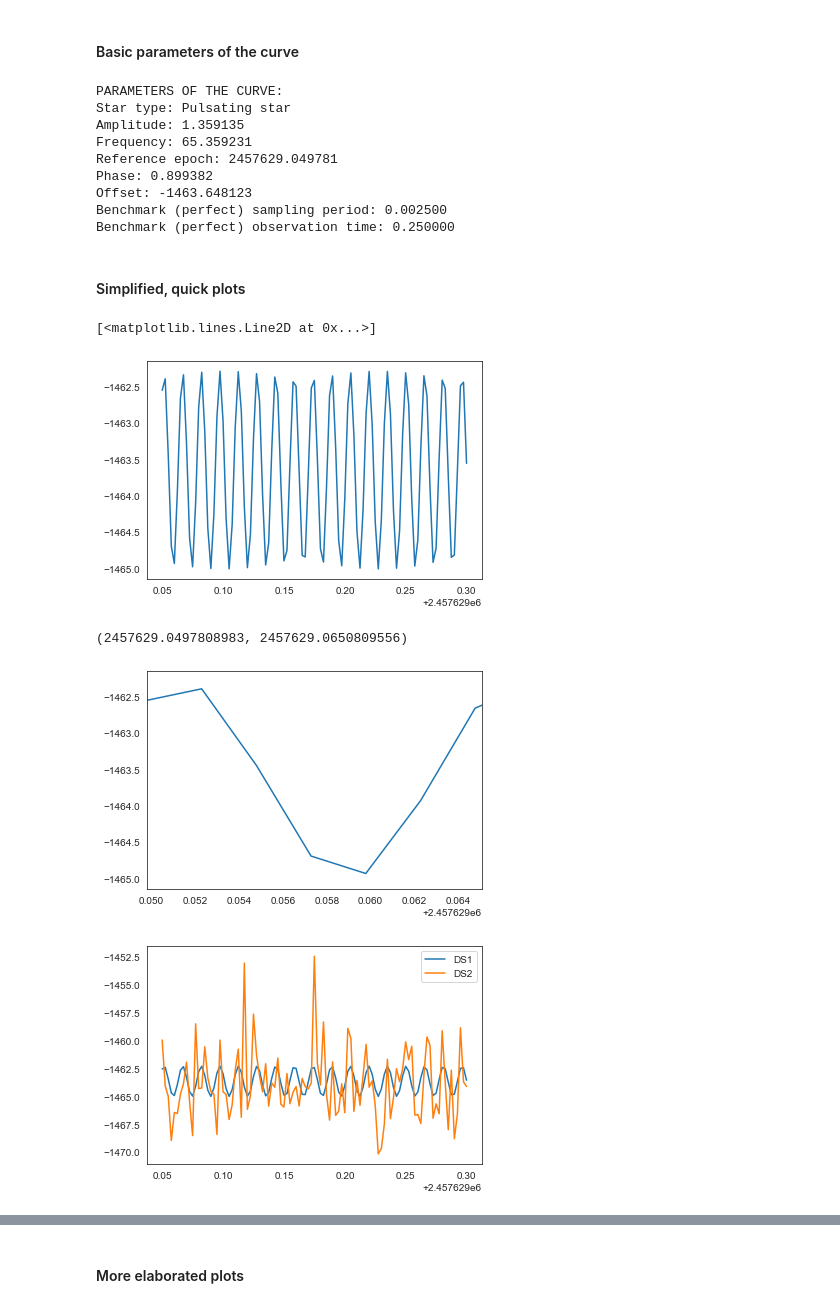
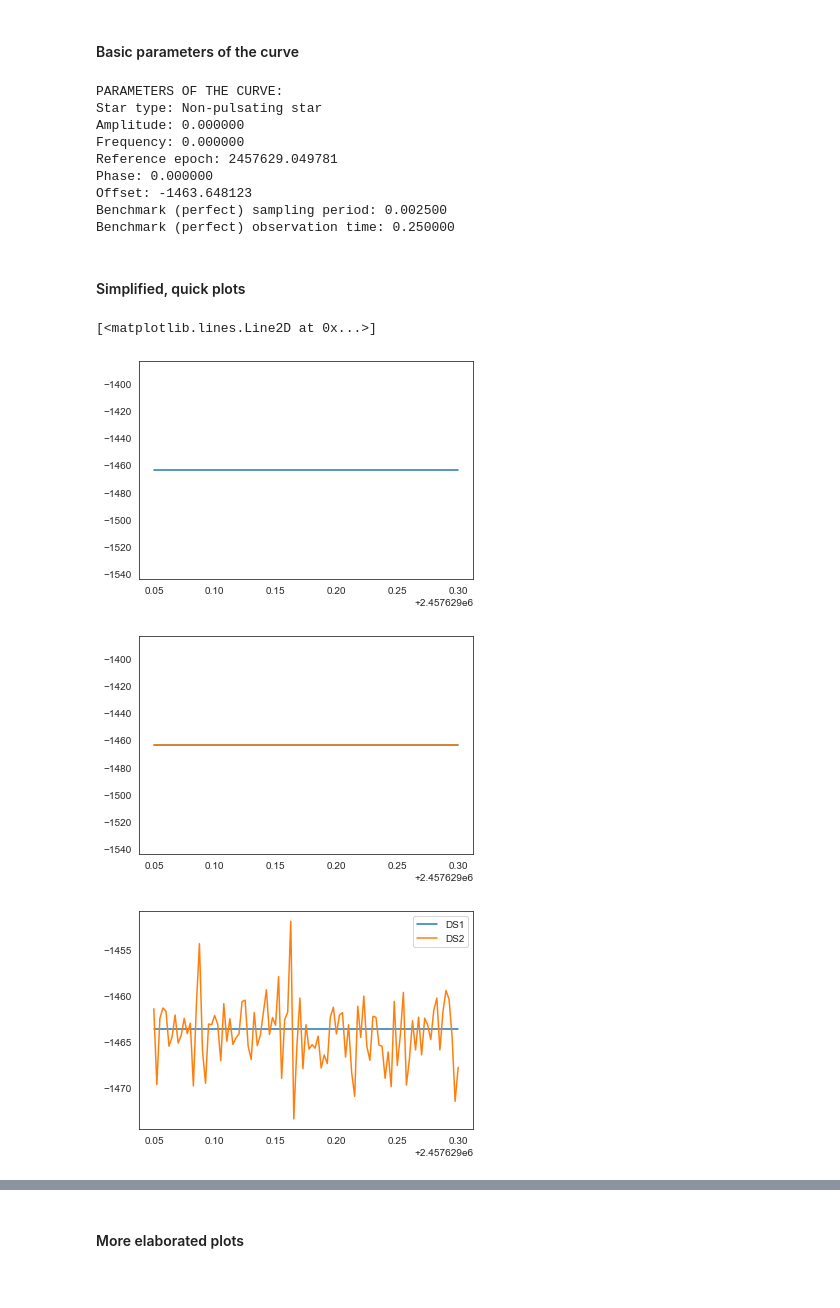
Before and after one commit to Data-Science-Ciro7/TFM_AA, a Jupyter notebook: 02_04_SyntheticDataset/SyntheticDataset_20_CARMENES_Synthetic_Datasets_creation.ipynb, the cells around one changed output, grey strips where cells are left out. Saved outputs shown, nothing was run; the diff lists cells and outputs as text; code cells hidden in the pictures.

```diff
--- a/02_04_SyntheticDataset/SyntheticDataset_20_CARMENES_Synthetic_Datasets_creation.ipynb
+++ b/02_04_SyntheticDataset/SyntheticDataset_20_CARMENES_Synthetic_Datasets_creation.ipynb
@@ -44,7 +46,7 @@ MODE = "NEW" # 'NEW' to overwrite the existing datasets / 'APPEND' to add record
 N = 1000 # Number of records (i.e. RV curves) to create / add.
 RANDOM_STATE = 11 # For reproducibility
 
-NON_PULSATION_FRACTION = 0.20 # Fraction of non-pulsating stars
+NON_PULSATION_FRACTION = 0.29 # Fraction of non-pulsating stars
 
 IMAGE_FOLDER = "./img/"
 
@@ -338,6 +340,7 @@ for i in range(len(datasets), len(datasets) + N):
         datasets.loc[i, 'D3_PsRV_mean'] = ds3_PsRV_mean
         datasets.loc[i, 'D3_PsRV_median'] = ds3_PsRV_median
         datasets.loc[i, 'D3_PsRV_stdev'] = ds3_PsRV_stdev
+        datasets.loc[i, 'D3_NumRV'] = ds3_NumRV
         datasets.loc[i, 'ds3_file'] = ds3_file
 
         # DS4: Generate the noisy and imperfectly sampled time series:
@@ -414,11 +417,11 @@ else:
     print("Benchmark (perfect) observation time: %f" %Tobs)
 # %% [output]
 PARAMETERS OF THE CURVE:
-Star type: Pulsating star
-Amplitude: 1.359135
-Frequency: 65.359231
+Star type: Non-pulsating star
+Amplitude: 0.000000
+Frequency: 0.000000
 Reference epoch: 2457629.049781
-Phase: 0.899382
+Phase: 0.000000
 Offset: -1463.648123
 Benchmark (perfect) sampling period: 0.002500
 Benchmark (perfect) observation time: 0.250000
@@ -429,14 +432,19 @@ Benchmark (perfect) observation time: 0.250000
 plt.plot(ds1_time, ds1_value)
 # %% [output]
 [<matplotlib.lines.Line2D at 0x...>]
-[figure, old version]
+[figure, new version]
 # %%
 # DS1 benchmark curve - Only 1 period:
-plt.plot(ds1_time, ds1_value)
-plt.xlim(ds1_time.min(), ds1_time.min()+1/frequency[0])
+try:
+    # Pulsating star:
+    plt.plot(ds1_time, ds1_value)
+    plt.xlim(ds1_time.min(), ds1_time.min()+1/frequency[0])
+except:
+    # Non pulsating star:
+    plt.plot(ds1_time, ds1_value)
+    #plt.xlim(ds1_time.min(), ds1_time.min()+1/frequency)
 # %% [output]
-(2457629.0497808983, 2457629.0650809556)
-[figure, old version]
+[figure, new version]
 # %%
 # DS1 and DS2 curves:
 plt.plot(ds1_time, ds1_value, label='DS1')
@@ -444,7 +452,7 @@ plt.plot(ds1_time, ds2_value, label='DS2')
 plt.legend()
 plt.show();
 # %% [output]
-[figure, old version]
+[figure, new version]
 # %%
 # DS3 and DS4 curves:
 plt.plot(ds3_time, ds3_value, label='DS3')
```
Also changed, not shown: parts of 5 cells of this notebook, 9 other files.
